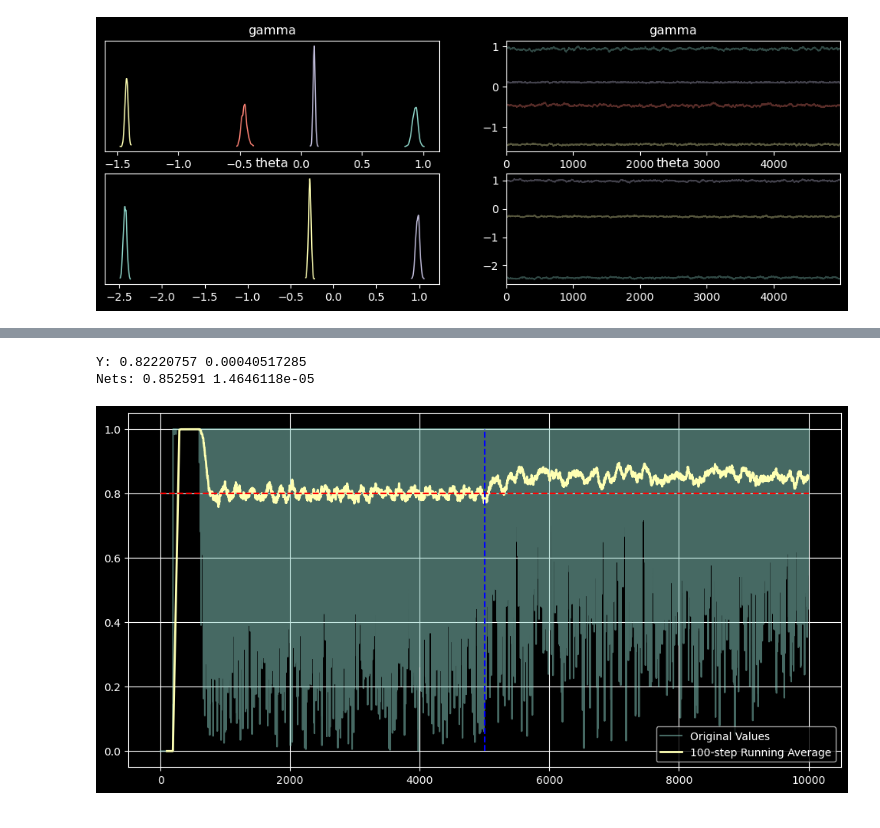
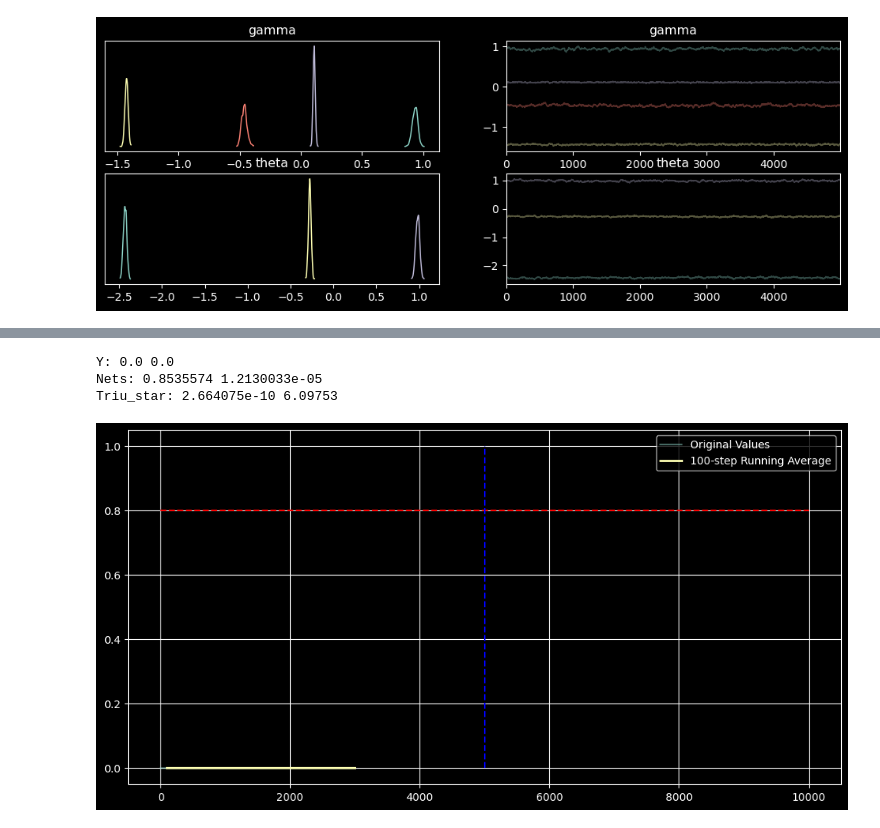
Before and after one commit to barwein/BayesProxyNets, a Jupyter notebook: src/test_discrete_sampling.ipynb, the cells around one changed output, grey strips where cells are left out. Saved outputs shown, nothing was run; the diff lists cells and outputs as text; code cells hidden in the pictures.

```diff
--- a/src/test_discrete_sampling.ipynb
+++ b/src/test_discrete_sampling.ipynb
@@ -1199,9 +1216,16 @@ def MWG_kernel(rng_key, states, step_sizes):
     # e.g., state["networks"].position["gamma"] and state["networks"].position["theta"]
 
     # --- update for triu_star ---
-    # TODO
+    states["triu_star"], info_triu_star = gwg_step(rng_key_=key_triu_star,
+                                                   state_=states["triu_star"],
+                                                   theta_=states["nets"].position["theta"],
+                                                    gamma_= states["nets"].position["gamma"],
+                                                    eta_= states["Y"].position["eta"],
+                                                    sig_y_= jnp.exp(states["Y"].position["sig_y"]),
+                                                    step_size=step_sizes["triu_star"])
 
-    infos = {"Y": info_y, "nets": info_nets}
+
+    infos = {"Y": info_y, "nets": info_nets, "triu_star": info_triu_star}
 
     return states, infos
 # %%
@@ -1316,10 +1369,16 @@ final_states, infos, final_step_sizes = mwg_loop(
 # %%
-print("Y:", infos["Y"].acceptance_rate[5000:].mean(), final_step_sizes["Y"][-1])
-print("Nets:", infos["nets"].acceptance_rate[5000:].mean(), final_step_sizes["nets"][-1])
+n_warmup = 2000
+print("Y:", infos["Y"].acceptance_rate[n_warmup:].mean(), final_step_sizes["Y"][-1])
+print("Nets:", infos["nets"].acceptance_rate[n_warmup:].mean(), final_step_sizes["nets"][-1])
+print("Triu_star:", infos["triu_star"].acceptance_rate[n_warmup:].mean(), final_step_sizes["triu_star"][-1])
 # %% [output]
-Y: 0.82220757 0.00040517285
-Nets: 0.852591 1.4646118e-05
+Y: 0.0 0.0
+Nets: 0.8535574 1.2130033e-05
+Triu_star: 2.664075e-10 6.09753
-[figure, removed]
+# %%
+plot_running_average(infos["Y"].acceptance_rate)
+# %% [output]
+[figure, added]
 # %%
 print("true gamma: ", gamma, "\n",
       "true eta: ", eta, "\n",
```
Also changed, not shown: parts of 22 cells of this notebook.
